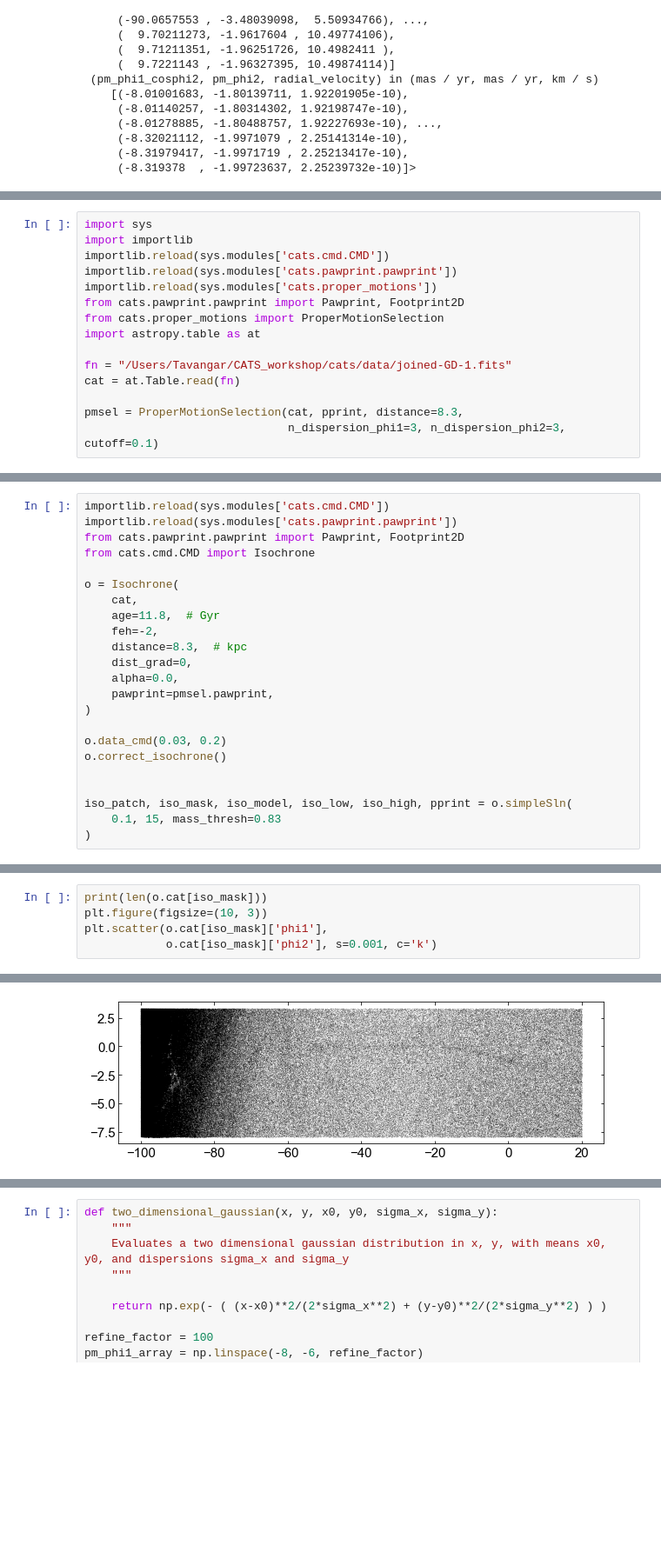
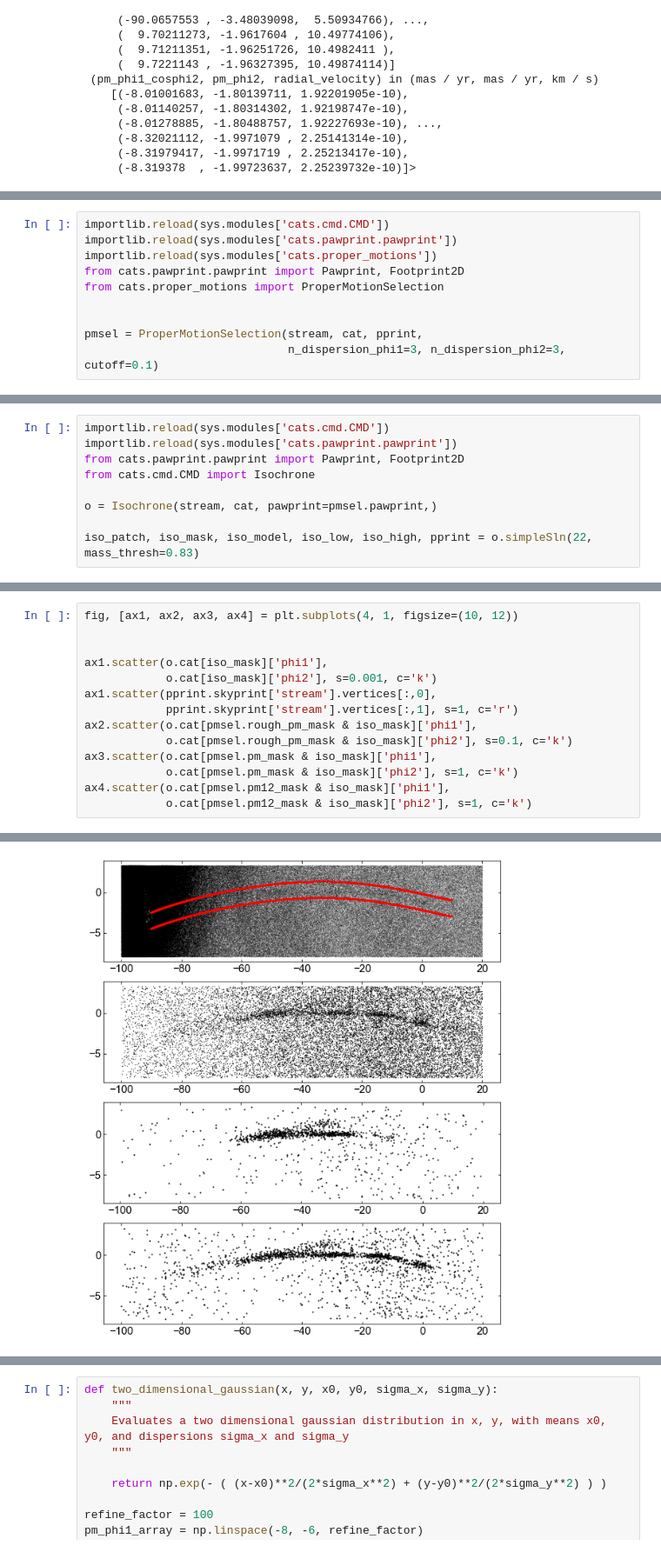
Before and after one commit to stellarstreams/cats, a Jupyter notebook: notebooks/pawprint_demo.ipynb, the cells around one changed output, grey strips where cells are left out. Shown at 87% size. Drawn from its saved outputs; the diff is of its cells as text; blank space fills up the shorter version.

```diff
--- a/notebooks/pawprint_demo.ipynb
+++ b/notebooks/pawprint_demo.ipynb
@@ -110,17 +115,12 @@ iso_patch, iso_mask, iso_model, iso_low, iso_high, pprint = o.simpleSln(
 # %%
-import sys
-import importlib
 importlib.reload(sys.modules['cats.cmd.CMD'])
 importlib.reload(sys.modules['cats.pawprint.pawprint'])
 importlib.reload(sys.modules['cats.proper_motions'])
 from cats.pawprint.pawprint import Pawprint, Footprint2D
 from cats.proper_motions import ProperMotionSelection
-import astropy.table as at
 
-fn = "/Users/Tavangar/CATS_workshop/cats/data/joined-GD-1.fits"
-cat = at.Table.read(fn)
 
-pmsel = ProperMotionSelection(cat, pprint, distance=8.3,
+pmsel = ProperMotionSelection(stream, cat, pprint,
                               n_dispersion_phi1=3, n_dispersion_phi2=3, cutoff=0.1)
 # %% [output]
 -40.18182128833206
@@ -195,20 +138,6 @@ importlib.reload(sys.modules['cats.pawprint.pawprint'])
 from cats.pawprint.pawprint import Pawprint, Footprint2D
 from cats.cmd.CMD import Isochrone
 
-o = Isochrone(
-    cat,
-    age=11.8,  # Gyr
-    feh=-2,
-    distance=8.3,  # kpc
-    dist_grad=0,
-    alpha=0.0,
-    pawprint=pmsel.pawprint,
-)
+o = Isochrone(stream, cat, pawprint=pmsel.pawprint,)
 
-o.data_cmd(0.03, 0.2)
-o.correct_isochrone()
-
-
-iso_patch, iso_mask, iso_model, iso_low, iso_high, pprint = o.simpleSln(
-    0.1, 15, mass_thresh=0.83
-)
+iso_patch, iso_mask, iso_model, iso_low, iso_high, pprint = o.simpleSln(22, mass_thresh=0.83)
@@ -219,6 +144,15 @@ print(len(o.cat))
 # %%
-print(len(o.cat[iso_mask]))
-plt.figure(figsize=(10, 3))
-plt.scatter(o.cat[iso_mask]['phi1'],
+fig, [ax1, ax2, ax3, ax4] = plt.subplots(4, 1, figsize=(10, 12))
+
+
+ax1.scatter(o.cat[iso_mask]['phi1'],
             o.cat[iso_mask]['phi2'], s=0.001, c='k')
+ax1.scatter(pprint.skyprint['stream'].vertices[:,0],
+            pprint.skyprint['stream'].vertices[:,1], s=1, c='r')
+ax2.scatter(o.cat[pmsel.rough_pm_mask & iso_mask]['phi1'],
+            o.cat[pmsel.rough_pm_mask & iso_mask]['phi2'], s=0.1, c='k')
+ax3.scatter(o.cat[pmsel.pm_mask & iso_mask]['phi1'],
+            o.cat[pmsel.pm_mask & iso_mask]['phi2'], s=1, c='k')
+ax4.scatter(o.cat[pmsel.pm12_mask & iso_mask]['phi1'],
+            o.cat[pmsel.pm12_mask & iso_mask]['phi2'], s=1, c='k')
 # %% [output]
@@ -227 +160 @@ plt.scatter(o.cat[iso_mask]['phi1'],
-[figure, old version]
+[figure, new version]
```
Also changed, not shown: parts of 34 cells of this notebook, 4 other files.
